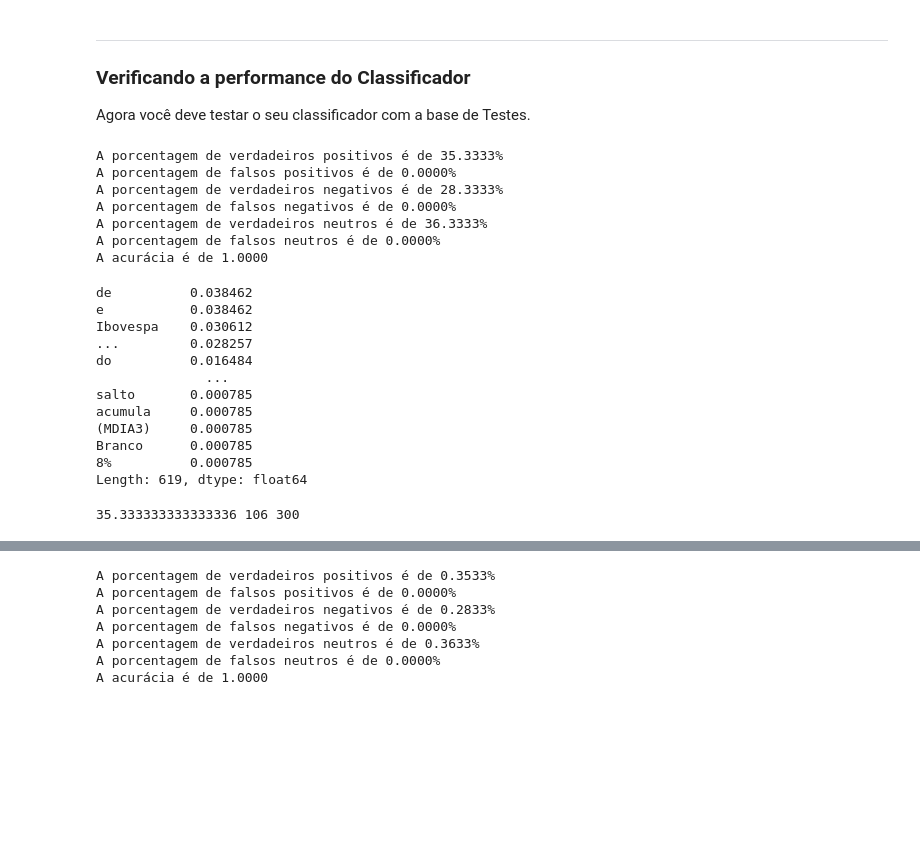
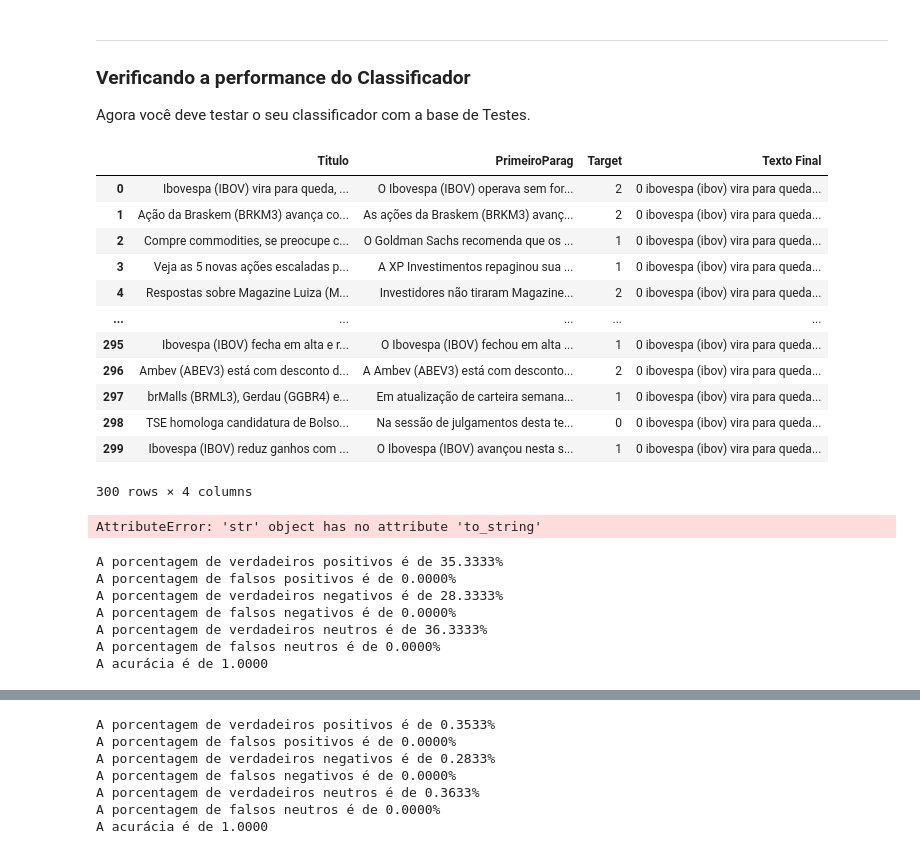
Before and after one commit to insper-classroom/22-2a-cd-p1-grupo_anandajgc, a Jupyter notebook: classificador.ipynb, the cells around one changed output, grey strips where cells are left out. Saved outputs shown, nothing was run; the diff lists cells and outputs as text; code cells hidden in the pictures; blank space fills up the shorter version.

```diff
--- a/classificador.ipynb
+++ b/classificador.ipynb
@@ -254,6 +180,7 @@ ___
 
 Considerando apenas as mensagens da planilha Treinamento, ensine  seu classificador.
 # %%
+# Função que limpa e deixa todas as letras em minúsculas
 import re
 
 def cleanup(text):
@@ -263,6 +190,7 @@ def cleanup(text):
     text_subbed = text_subbed.replace('\n',' ')
     text_subbed = text_subbed.replace('"',' ')
     text_subbed = text_subbed.replace("'",' ')
+    text_subbed = text_subbed.lower()
     return text_subbed
 # %%
 # train.Titulo.to_string(index = False)
@@ -662,6 +319,28 @@ ___
 ### Verificando a performance do Classificador
 
 Agora você deve testar o seu classificador com a base de Testes.
+# %%
+test['Texto Final'] = cleanup(test['Texto Final'].to_string(index=False))
+test
+# %% [output]
+|  | Titulo | PrimeiroParag | Target | Texto Final |
+| 0 | Ibovespa (IBOV) vira para queda, ... | O Ibovespa (IBOV) operava sem for... | 2 | 0 ibovespa (ibov) vira para queda... |
+| 1 | Ação da Braskem (BRKM3) avança co... | As ações da Braskem (BRKM3) avanç... | 2 | 0 ibovespa (ibov) vira para queda... |
+| 2 | Compre commodities, se preocupe c... | O Goldman Sachs recomenda que os ... | 1 | 0 ibovespa (ibov) vira para queda... |
+| 3 | Veja as 5 novas ações escaladas p... | A XP Investimentos repaginou sua ... | 1 | 0 ibovespa (ibov) vira para queda... |
+| 4 | Respostas sobre Magazine Luiza (M... | Investidores não tiraram Magazine... | 2 | 0 ibovespa (ibov) vira para queda... |
+| ... | ... | ... | ... | ... |
+| 295 | Ibovespa (IBOV) fecha em alta e r... | O Ibovespa (IBOV) fechou em alta ... | 1 | 0 ibovespa (ibov) vira para queda... |
+| 296 | Ambev (ABEV3) está com desconto d... | A Ambev (ABEV3) está com desconto... | 2 | 0 ibovespa (ibov) vira para queda... |
+| 297 | brMalls (BRML3), Gerdau (GGBR4) e... | Em atualização de carteira semana... | 1 | 0 ibovespa (ibov) vira para queda... |
+| 298 | TSE homologa candidatura de Bolso... | Na sessão de julgamentos desta te... | 0 | 0 ibovespa (ibov) vira para queda... |
+| 299 | Ibovespa (IBOV) reduz ganhos com ... | O Ibovespa (IBOV) avançou nesta s... | 1 | 0 ibovespa (ibov) vira para queda... |
+300 rows × 4 columns
+# %%
+test['Classificador'] =test['Texto Final'].apply(NB)
+test
+# %% [output]
+AttributeError: 'str' object has no attribute 'to_string'
 # %%
 teste0 = len(test_textof0_list)
 teste1 = len(test_textof1_list)
@@ -744,22 +423,3 @@ A porcentagem de falsos negativos é de 0.0000%
 A porcentagem de verdadeiros neutros é de 36.3333%
 A porcentagem de falsos neutros é de 0.0000%
 A acurácia é de 1.0000
-# %%
-tabela_treinamento_relativa_2
-# %% [output]
-de          0.038462
-e           0.038462
-Ibovespa    0.030612
-...         0.028257
-do          0.016484
-              ...
-salto       0.000785
-acumula     0.000785
-(MDIA3)     0.000785
-Branco      0.000785
-8%          0.000785
-Length: 619, dtype: float64
-# %%
-print(porcentagem_verdadeiro_positivo, verdadeiro_positivo, total)
-# %% [output]
-35.333333333333336 106 300
```
Also changed, not shown: parts of 42 cells of this notebook.
